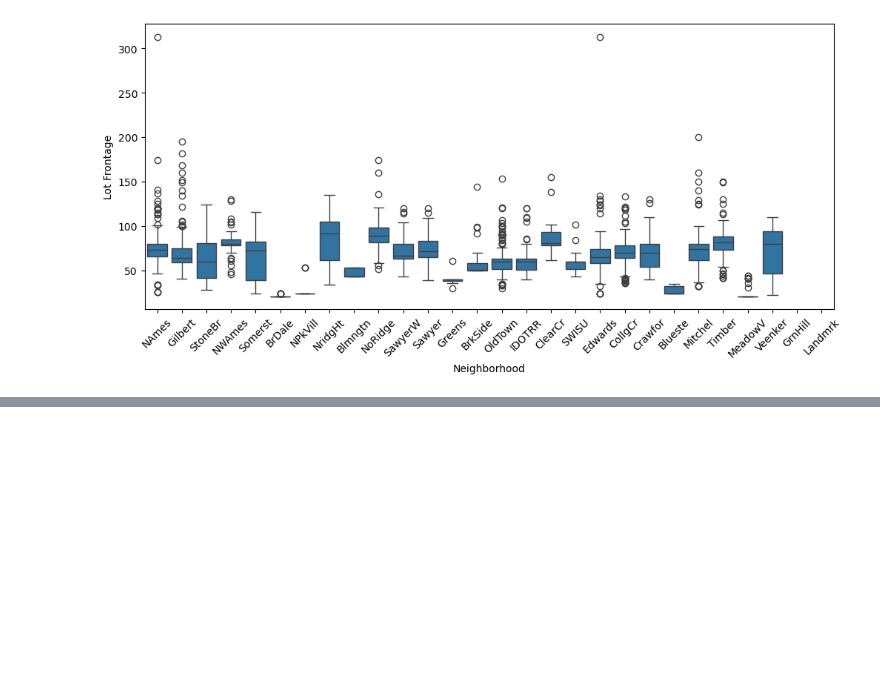
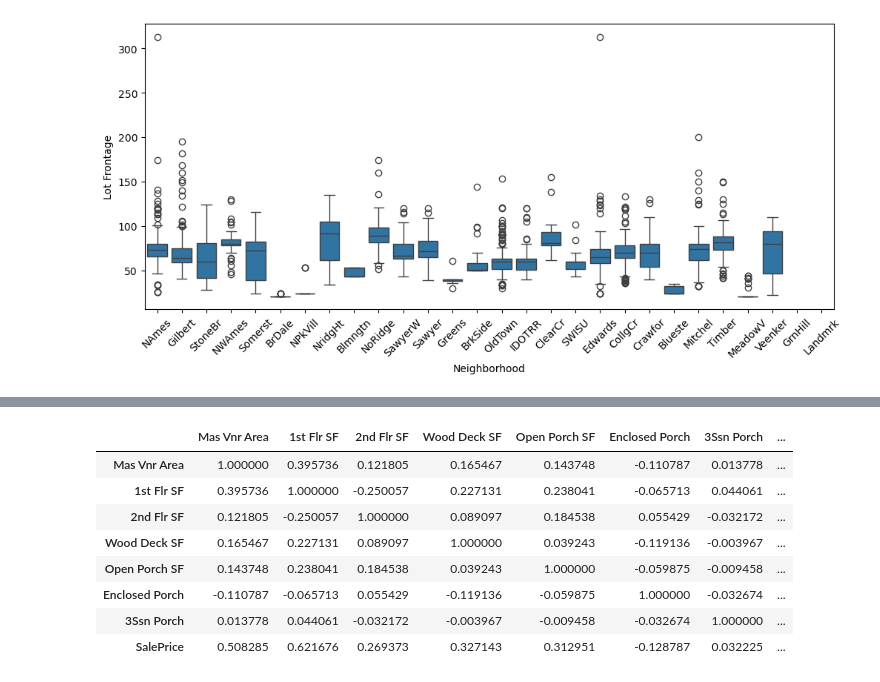
Before and after one commit to ThakurNishant2004/House_price_intelligence_system, a Jupyter notebook: main.ipynb, the cells around one changed output, grey strips where cells are left out. Drawn from its saved outputs; the diff is of its cells as text; code cells hidden in the pictures; blank space fills up the shorter version.

```diff
--- a/main.ipynb
+++ b/main.ipynb
@@ -492,0 +538,2 @@ plt.show()
+# %%
+dataset['Total Bathrooms'] = dataset['Bsmt Full Bath']+0.5*dataset['Bsmt Half Bath']+dataset['Full Bath']+0.5*dataset['Half Bath']
@@ -492,0 +542,2 @@ plt.show()
+# %%
+dataset['Garage Age'] = dataset['Yr Sold'] - dataset['Garage Yr Blt']
@@ -492,0 +546,2 @@ plt.show()
+# %%
+dataset['Garage Exists'] = dataset['Garage Area'].apply(lambda x: 1 if x>0 else 0)
@@ -492,0 +550,2 @@ plt.show()
+# %%
+dataset['Quality_size_score'] = dataset['Overall Qual']*dataset['Gr Liv Area']
@@ -492,0 +576,12 @@ plt.show()
+# %%
+dataset[['Mas Vnr Area','1st Flr SF', '2nd Flr SF', 'Wood Deck SF', 'Open Porch SF', 'Enclosed Porch', '3Ssn Porch' , 'SalePrice']].corr()
+# %% [output]
+|  | Mas Vnr Area | 1st Flr SF | 2nd Flr SF | Wood Deck SF | Open Porch SF | Enclosed Porch | 3Ssn Porch | ... |
+| Mas Vnr Area | 1.000000 | 0.395736 | 0.121805 | 0.165467 | 0.143748 | -0.110787 | 0.013778 | ... |
+| 1st Flr SF | 0.395736 | 1.000000 | -0.250057 | 0.227131 | 0.238041 | -0.065713 | 0.044061 | ... |
+| 2nd Flr SF | 0.121805 | -0.250057 | 1.000000 | 0.089097 | 0.184538 | 0.055429 | -0.032172 | ... |
+| Wood Deck SF | 0.165467 | 0.227131 | 0.089097 | 1.000000 | 0.039243 | -0.119136 | -0.003967 | ... |
+| Open Porch SF | 0.143748 | 0.238041 | 0.184538 | 0.039243 | 1.000000 | -0.059875 | -0.009458 | ... |
+| Enclosed Porch | -0.110787 | -0.065713 | 0.055429 | -0.119136 | -0.059875 | 1.000000 | -0.032674 | ... |
+| 3Ssn Porch | 0.013778 | 0.044061 | -0.032172 | -0.003967 | -0.009458 | -0.032674 | 1.000000 | ... |
+| SalePrice | 0.508285 | 0.621676 | 0.269373 | 0.327143 | 0.312951 | -0.128787 | 0.032225 | ... |
```
Also changed, not shown: parts of 26 cells of this notebook.
